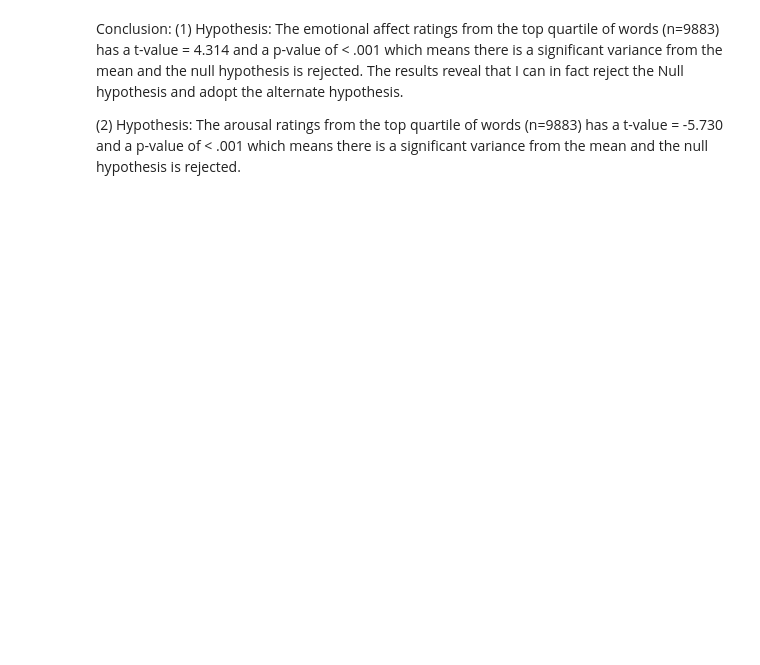
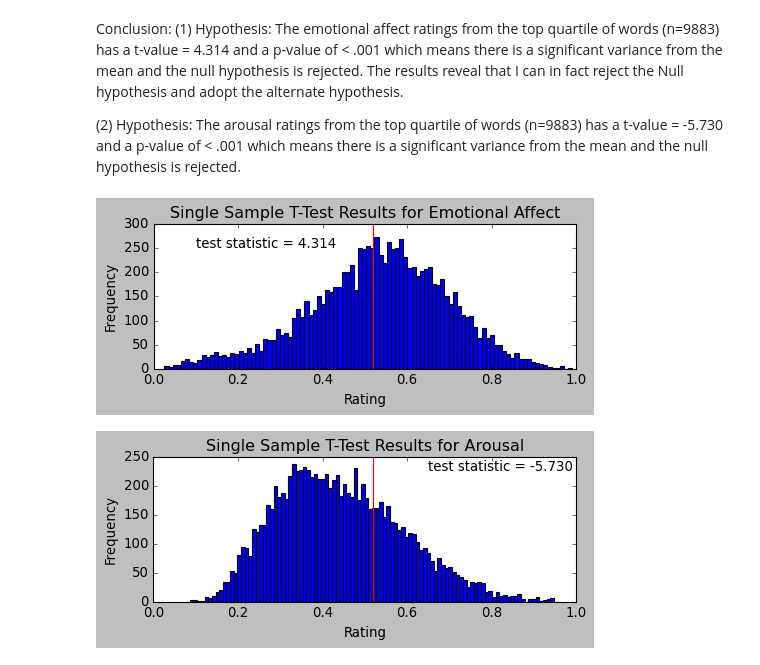
Before and after one commit to petesaiacct/cog260project, a Jupyter notebook: scripts/Arousal_Valence_Colex_Analysis.ipynb, the cells around one changed output. Drawn from its saved outputs; the diff is of its cells as text; code cells hidden in the pictures; blank space fills up the shorter version.

```diff
--- a/scripts/Arousal_Valence_Colex_Analysis.ipynb
+++ b/scripts/Arousal_Valence_Colex_Analysis.ipynb
@@ -520,3 +536,68 @@ The results reveal that I can in fact reject the Null hypothesis and adopt the a
 
 (2) Hypothesis: The arousal ratings from the top quartile of words (n=9883) has a t-value = -5.730 and a p-value of < .001 which means there is
 a significant variance from the mean and the null hypothesis is rejected.
+# %%
+
+
+plt.style.use('classic')
+
+fig = plt.figure(figsize=(15,5) )
+plt.subplot(2,2,1)
+ratings = []
+
+# define the frequency or percentage of observations in each category
+freq = y1
+
+# define the mean or expected value
+mean = 0.52
+
+# create the histogram
+plt.hist(freq, bins=100)
+
+# add a vertical line to show the mean
+plt.axvline(mean, color='r')
+
+# add a title and labels to the axes
+plt.title('Single Sample T-Test Results for Emotional Affect')
+plt.xlabel('Rating')
+plt.ylabel('Frequency')
+
+# display the test statistic, p-value, and standard error on the graph
+plt.text(0.1, 250, 'test statistic = 4.314', ha='left')
+#plt.text(0.6, 55, 'p-value = 1.6194e-05')
+#plt.text(0.6, 50, 'standard error = 0.001647')
+plt.show()
+
+plt.style.use('classic')
+fig = plt.figure(figsize=(15,5) )
+plt.subplot(2,2,2)
+
+ratings = []
+
+# define the frequency or percentage of observations in each category
+freq = y2
+
+# define the mean or expected value
+mean = 0.52
+
+# create the histogram
+plt.hist(freq, bins=100)
+
+# add a vertical line to show the mean
+plt.axvline(mean, color='r')
+
+# add a title and labels to the axes
+plt.title('Single Sample T-Test Results for Arousal')
+plt.xlabel('Rating')
+plt.ylabel('Frequency')
+
+# display the test statistic, p-value, and standard error on the graph
+plt.text(0.65, 225, 'test statistic = -5.730', ha='left')
+#plt.text(0.6, 55, 'p-value = 1.6194e-05')
+#plt.text(0.6, 50, 'standard error = 0.001647')
+
+# show the plot
+plt.show()
+# %% [output]
+[figure, added]
+[figure, added]
```
Also changed, not shown: parts of 4 cells of this notebook.
